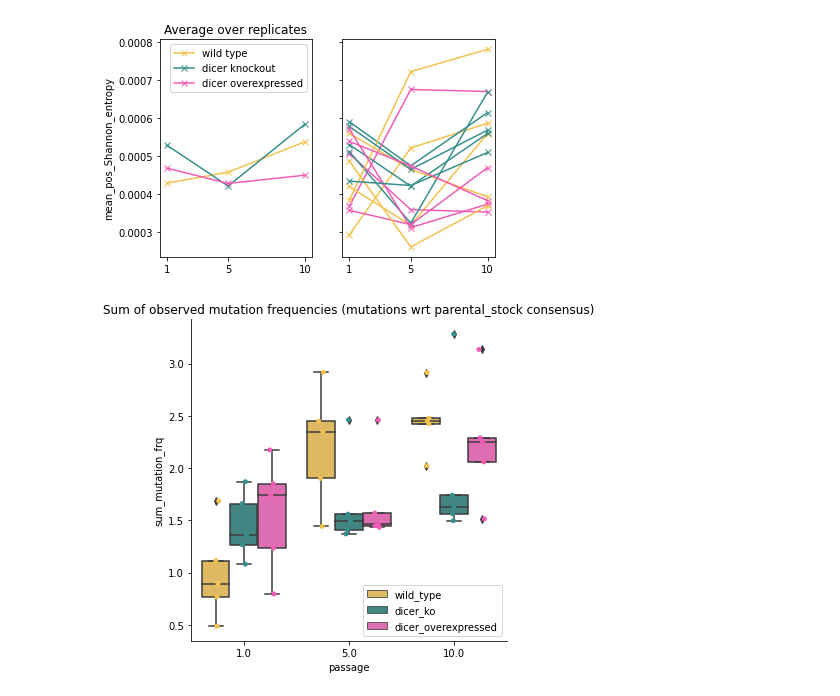
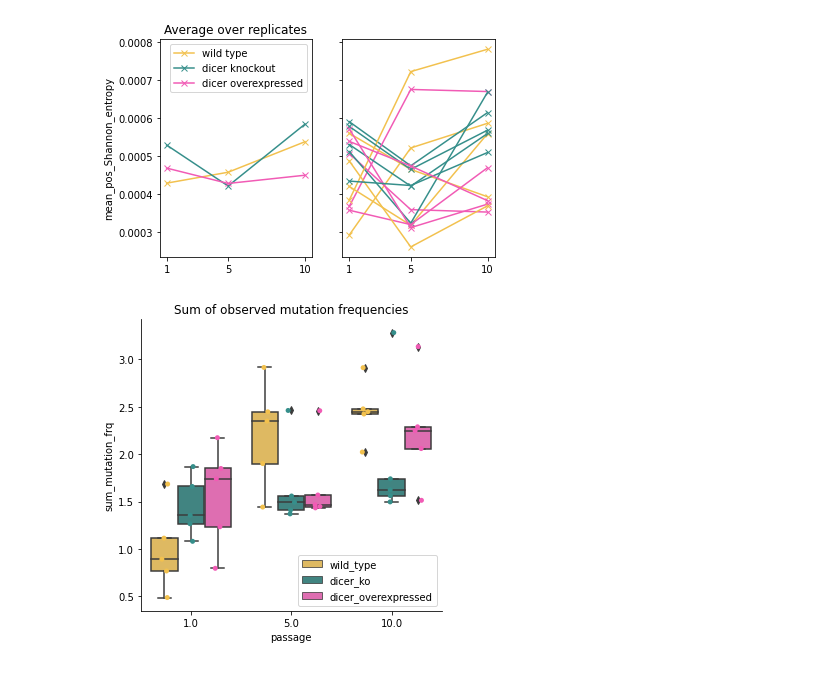
Before and after one commit to LaraFuhrmann/DCV-Evolution-Data-Processing, a Jupyter notebook: workflow/notebooks/compute_diversity.ipynb, the cells around one changed output. Saved outputs shown, nothing was run; the diff lists cells and outputs as text; code cells hidden in the pictures.

```diff
--- a/workflow/notebooks/compute_diversity.ipynb
+++ b/workflow/notebooks/compute_diversity.ipynb
@@ -128,33 +129,34 @@ g = sns.catplot(
         #row_order=['100', '1000', '10000'] ,
         hue_order=['wild_type', 'dicer_ko', 'dicer_overexpressed'] ,
         legend=False,
         sharex=True,
         margin_titles=True,
         palette=sns.color_palette(['#F2C14E', '#368F8B', '#F15BB5']),
     )
 
 g = sns.stripplot(
         data=df_diversity,
         x="passage",
         y="sum_mutation_frq",
         hue="sample",
         #col="passage",
         #row='variable',
         jitter=True,
         dodge=True,
         #row_order=['100', '1000', '10000'] ,
         hue_order=['wild_type', 'dicer_ko', 'dicer_overexpressed'] ,
         #alpha=0.5,
         marker ='o',
         palette=sns.color_palette(['#F2C14E', '#368F8B', '#F15BB5']),
     )
 
 handles, labels = g.get_legend_handles_labels()
 # specify just one legend
 l = g.legend(handles[0:3], labels[0:3])
-g.set_title('Sum of observed mutation frequencies (mutations wrt parental_stock consensus)')
+g.set_title('Sum of observed mutation frequencies')
 
 fig = g.figure
-fig.savefig(output_dir+"Boxplot_sum_observed_mutation_frequencies.minimum_freq_theshold_0.0001.pdf")
+fig.tight_layout()
+fig.savefig(output_dir+"Boxplot_sum_observed_mutation_frequencies.pdf")
 # %% [output]
-[figure, old version]
+[figure, new version]
```
Also changed, not shown: parts of 1 cell of this notebook.
